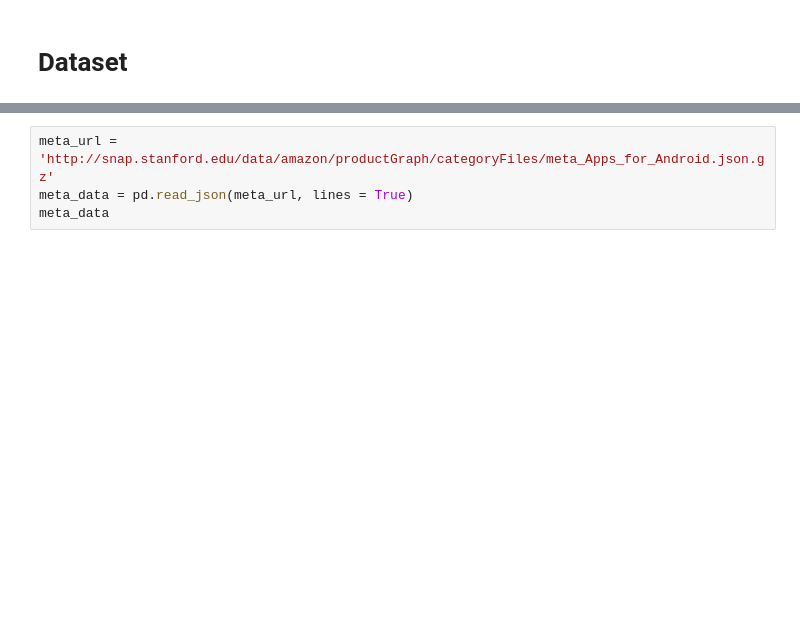
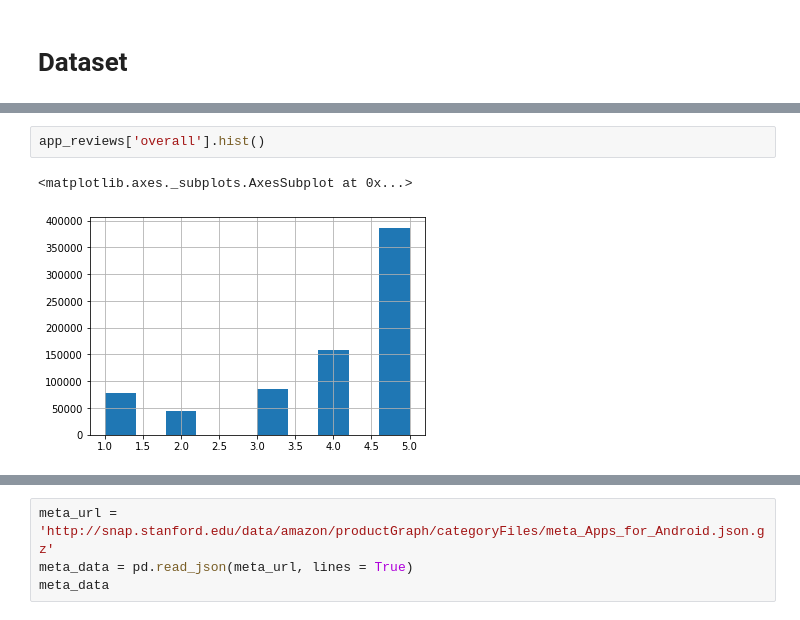
Before and after one commit to mequanent/App-Recommendation-Exercises, a Jupyter notebook: App Recommendation.ipynb, the cells around one changed output, grey strips where cells are left out. Drawn from its saved outputs; the diff is of its cells as text; blank space fills up the shorter version.

```diff
--- a/App Recommendation.ipynb
+++ b/App Recommendation.ipynb
@@ -20,0 +30,5 @@ app_reviews
+# %%
+app_reviews['overall'].hist()
+# %% [output]
+<matplotlib.axes._subplots.AxesSubplot at 0x...>
+[figure, added]
```
Also changed, not shown: parts of 6 cells of this notebook.
